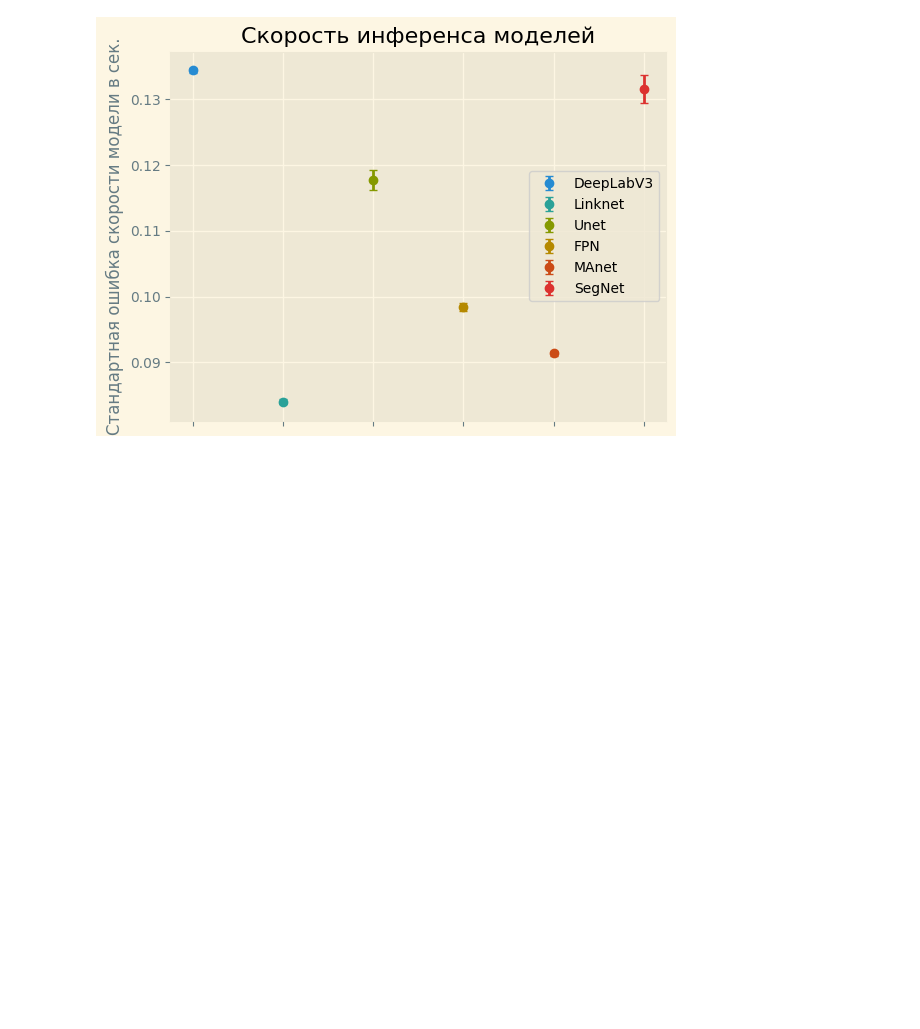
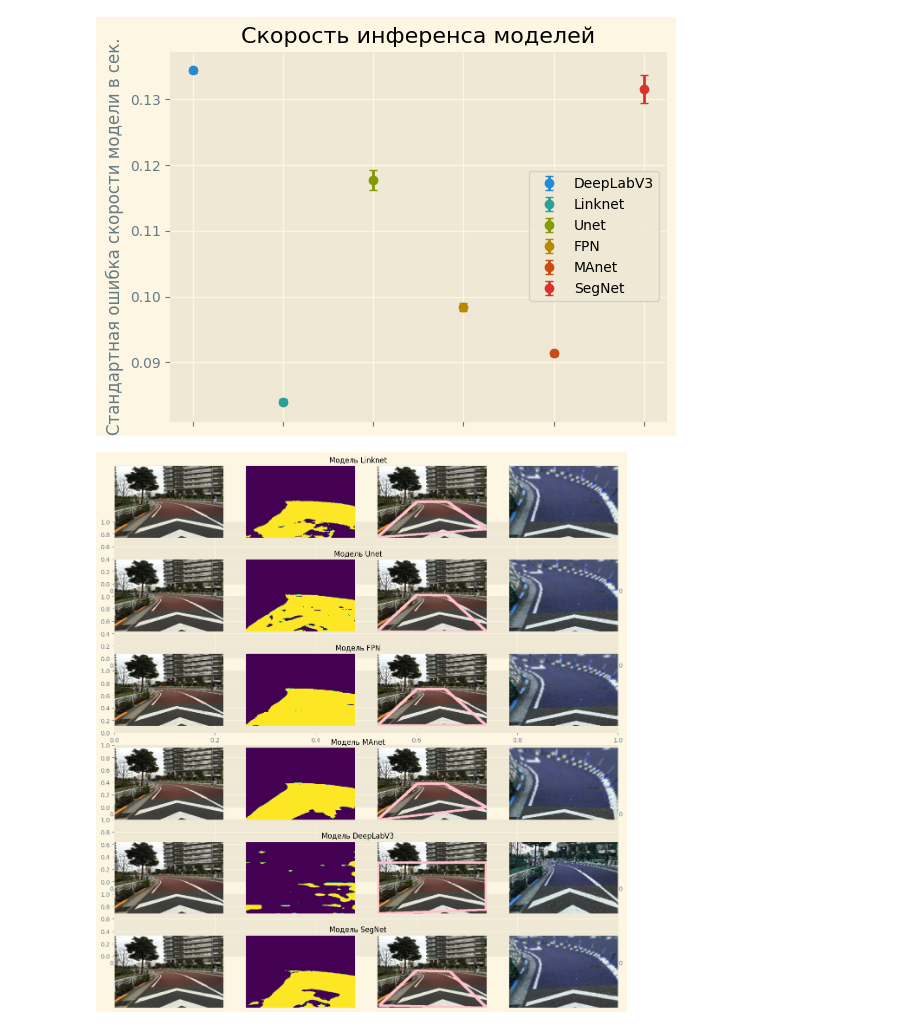
Before and after one commit to MikhailKuzm/pits_detection, a Jupyter notebook: segmantation/results.ipynb, the cells around one changed output. Cells and saved outputs as stored; diff of their text form; code cells hidden in the pictures; blank space fills up the shorter version.

```diff
--- a/segmantation/results.ipynb
+++ b/segmantation/results.ipynb
@@ -435,0 +510,30 @@ plt.show()
+# %%
+model_names = [  'Linknet', 'Unet', 'FPN', 'MAnet','DeepLabV3', 'SegNet']
+img_original = Image.open(r'../seg_dataset/images/--jRsD9anHdGxv4ZOCQktA.jpg').resize((224, 224))
+fig, ax = plt.subplots(len(model_names), 1, figsize = (15, 13))
+#fig.suptitle('Трансформация перспектив для разных сегментаций')
+gridspec = ax[0].get_subplotspec().get_gridspec()
+subfigs = [fig.add_subfigure(gs) for gs in gridspec]
+plt.style.use('Solarize_Light2')
+for i, subfig in enumerate(subfigs):
+    model_name = model_names[i]
+    subfig.suptitle(f'Модель {model_name}')
+    axs = subfig.subplots(nrows=1, ncols=4)
+
+    transformed_frame,mask,  tl, bl, tr, br = perspective_transf(r'../seg_dataset/images/--jRsD9anHdGxv4ZOCQktA.jpg', model_name = model_name, return_coords = True)
+    img = Image.fromarray(transformed_frame)
+    tmp = Image.open(r'../seg_dataset/images/--jRsD9anHdGxv4ZOCQktA.jpg').resize((224, 224))
+    draw = ImageDraw.Draw(tmp)
+    draw.line((*tl[::-1], *tr[::-1]), fill='pink', width=8)
+    draw.line((*tl[::-1], *bl[::-1]), fill='pink', width=8)
+    draw.line((*bl[::-1], *br[::-1]), fill='pink', width=8)
+    draw.line((*tr[::-1], *br[::-1]), fill='pink', width=8)
+    pictures = [img_original, mask, tmp, transformed_frame]
+    for j in range(4):
+        axs[j].imshow(pictures[j], aspect = 'auto')
+        axs[j].grid(False)
+        axs[j].set_yticks([])
+        axs[j].set_xticks([])
+plt.show()
+# %% [output]
+[figure, added]
```
Also changed, not shown: parts of 4 cells of this notebook, 2 other files.
